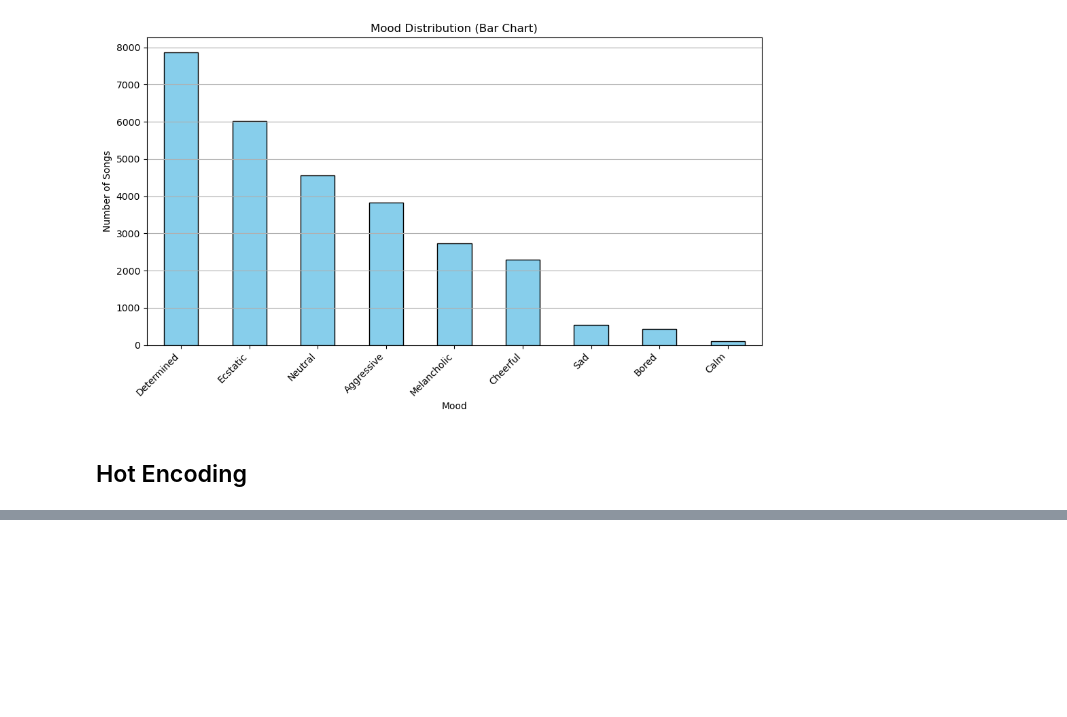
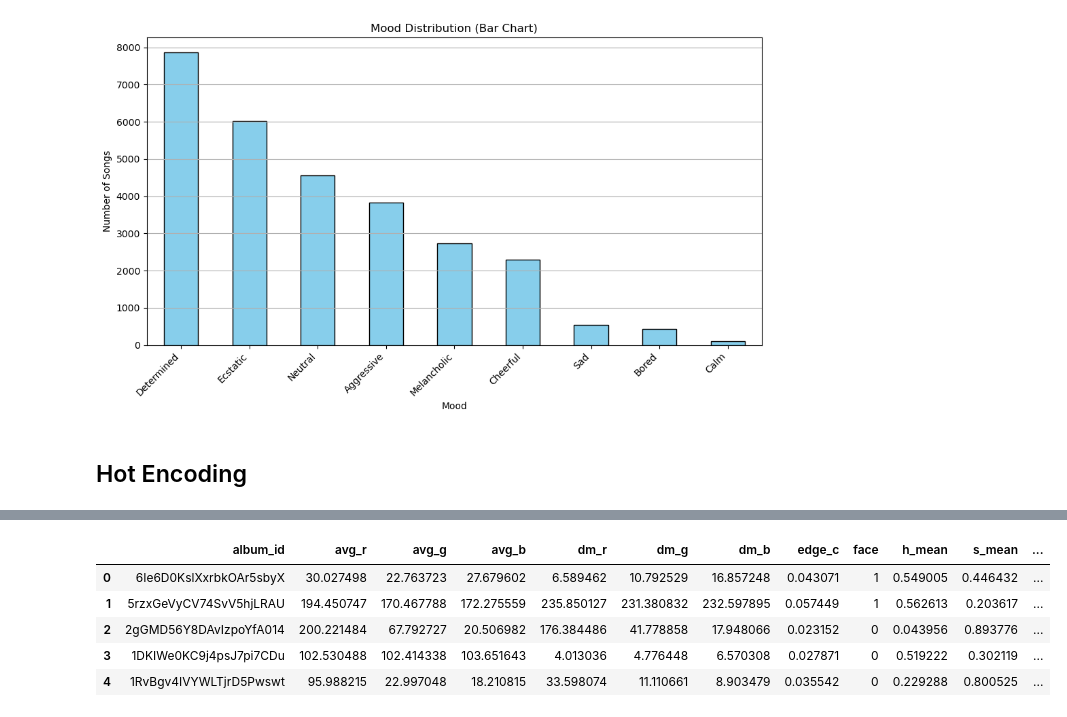
Before and after one commit to BILGI-IE-423/ie423-2024-2025-termproject-algorhythm, a Jupyter notebook: Preprocessing.ipynb, the cells around one changed output, grey strips where cells are left out. Cells and saved outputs as stored; diff of their text form; code cells hidden in the pictures; blank space fills up the shorter version.

```diff
--- a/Preprocessing.ipynb
+++ b/Preprocessing.ipynb
@@ -505,0 +669,57 @@ Index(['track_id', 'track_name', 'track_artist', 'track_popularity',
+# %%
+def get_image_features(image_path):
+    avg_color = get_average_rgb(image_path)
+    edge_complexity = get_edge_complexity(image_path)
+    dom_color = get_dominant_color(image_path)
+    h_face = has_face(image_path)
+
+
+    avg_r, avg_g, avg_b = avg_color
+    dm_r, dm_g, dm_b = dom_color
+    return avg_r, avg_g, avg_b, dm_r, dm_g, dm_b,edge_complexity, h_face
+# %%
+import os
+import pandas as pd
+from tqdm import tqdm
+
+image_folder = "album_covers"
+
+df = pd.DataFrame(columns=["album_id", "avg_r", "avg_g", "avg_b",
+                           "dm_r", "dm_g", "dm_b", "edge_c","face","h_mean","s_mean",
+                           "v_mean","colorfulness"])
+
+for filename in tqdm(os.listdir(image_folder)):
+    if filename.lower().endswith(".jpg"):
+        image_path = os.path.join(image_folder, filename)
+        result = get_image_features(image_path)
+        hsv_clr = get_hsv_and_colorfulness(image_path)
+
+        if result:
+            avg_r, avg_g, avg_b, dm_r, dm_g, dm_b, edge_c, face = result
+            h_mean, s_mean, v_mean, colorfulness = hsv_clr
+            album_id = os.path.splitext(filename)[0]
+
+            df = pd.concat([df, pd.DataFrame([{
+                "album_id": album_id,
+                "avg_r": avg_r,
+                "avg_g": avg_g,
+                "avg_b": avg_b,
+                "dm_r": dm_r,
+                "dm_g": dm_g,
+                "dm_b": dm_b,
+                "edge_c": edge_c,
+                "face": face,
+                "h_mean": h_mean,
+                "s_mean": s_mean,
+                "v_mean": v_mean,
+                "colorfulness":colorfulness
+
+            }])], ignore_index=True)
+df.head()
+# %% [output]
+|  | album_id | avg_r | avg_g | avg_b | dm_r | dm_g | dm_b | edge_c | face | h_mean | s_mean | ... |
+| 0 | 6Ie6D0KslXxrbkOAr5sbyX | 30.027498 | 22.763723 | 27.679602 | 6.589462 | 10.792529 | 16.857248 | 0.043071 | 1 | 0.549005 | 0.446432 | ... |
+| 1 | 5rzxGeVyCV74SvV5hjLRAU | 194.450747 | 170.467788 | 172.275559 | 235.850127 | 231.380832 | 232.597895 | 0.057449 | 1 | 0.562613 | 0.203617 | ... |
+| 2 | 2gGMD56Y8DAvIzpoYfA014 | 200.221484 | 67.792727 | 20.506982 | 176.384486 | 41.778858 | 17.948066 | 0.023152 | 0 | 0.043956 | 0.893776 | ... |
+| 3 | 1DKIWe0KC9j4psJ7pi7CDu | 102.530488 | 102.414338 | 103.651643 | 4.013036 | 4.776448 | 6.570308 | 0.027871 | 0 | 0.519222 | 0.302119 | ... |
+| 4 | 1RvBgv4IVYWLTjrD5Pwswt | 95.988215 | 22.997048 | 18.210815 | 33.598074 | 11.110661 | 8.903479 | 0.035542 | 0 | 0.229288 | 0.800525 | ... |
```
Also changed, not shown: parts of 18 cells of this notebook, 6 other files.
